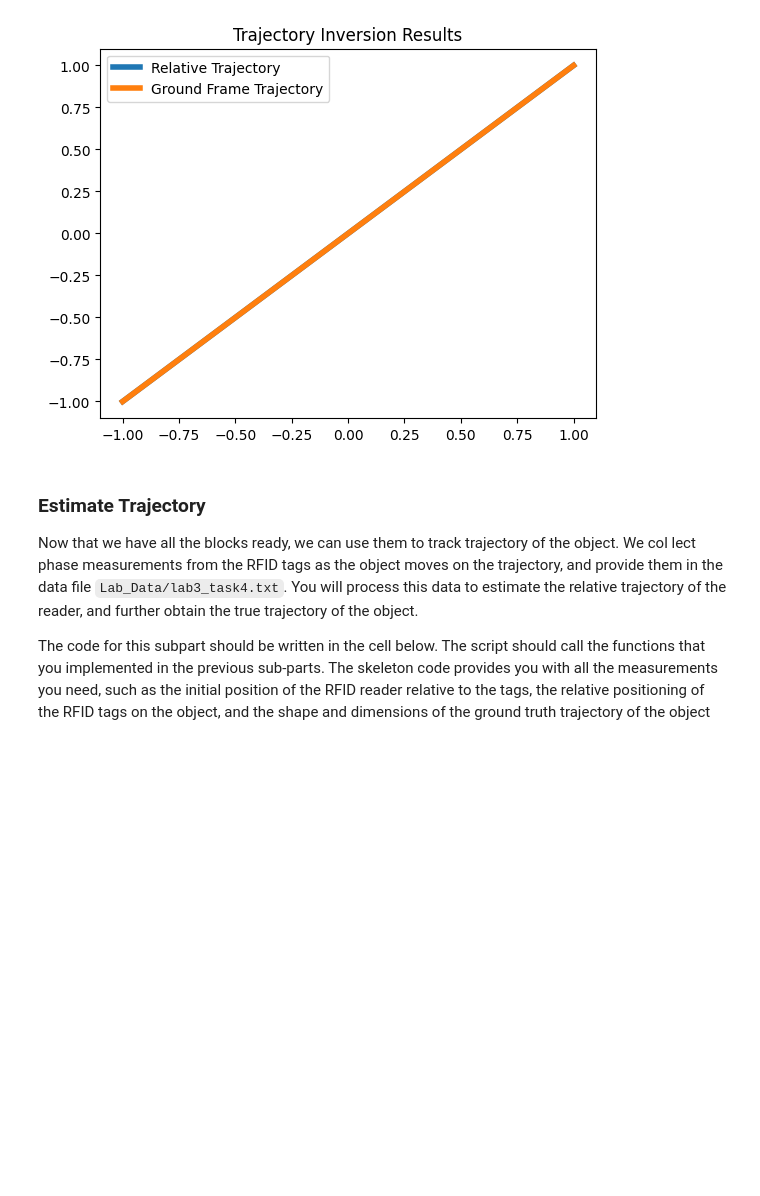
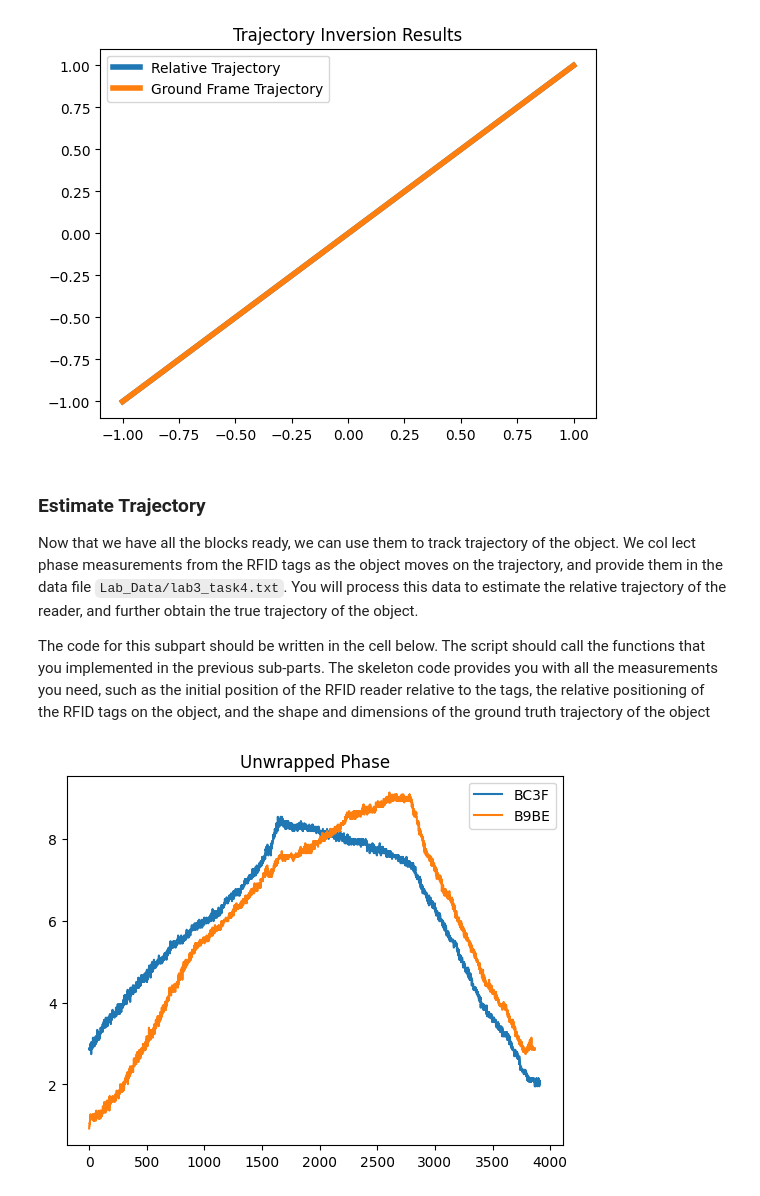
Before and after one commit to sjfenarg/LAB3_RFID, a Jupyter notebook: task_4.ipynb, the cells around one changed output. Cells and saved outputs as stored; diff of their text form; code cells hidden in the pictures; blank space fills up the shorter version.

```diff
--- a/task_4.ipynb
+++ b/task_4.ipynb
@@ -37,7 +37,7 @@ def variation_distance(distance_prev, phase_change, wavelength):
     distance_next = np.zeros(distance_prev.shape)
 
 
-    distance_next = distance_prev + ddist
+    distance_next = distance_prev - ddist
     return distance_next
 # %%
 import numpy as np
@@ -217,54 +217,102 @@ The code for this subpart should be written in the cell below. The script should
 # Read the data file
 file = 'Lab_Data/lab3_task4.txt'
 channel_log = read_data(file)
-
 
 # Extract and process the data
 epc = channel_log['EPC'].astype(str).values
 freq = channel_log['Frequency'].iloc[0] * 1e3
 pha = channel_log['Phase'].astype(float).values
 time = (channel_log['hour'] * 60 + channel_log['minute']) * 60 + channel_log['second'] + channel_log['nanosecond'] * 1e-9
 time = time - time[0]
 
 lambda_ = 3e8 / freq
 d = 7.62e-2
 
 anchorl = np.array([-d, 0])
 anchorr = np.array([d, 0])
 
 # Relative trace
 pos = np.zeros((len(time), 2))
 pos[0, :] = [1.12e-1, 8.33e-1]
 
-print(pha)
 # Phase change
-dpha = get_phase_change(pha)
+dphas = np.zeros((len(time), 2))
+dpha_b9be = pha[np.array([e.endswith('B9BE') for e in epc])]
+dpha_b9be = get_phase_change(dpha_b9be)
+dphas[np.array([e.endswith('B9BE') for e in epc]), 0] = dpha_b9be
 
-# Plot phase unwrapping
+dpha_bc3f = pha[np.array([e.endswith('BC3F') for e in epc])]
+dpha_bc3f = get_phase_change(dpha_bc3f)
+dphas[np.array([e.endswith('BC3F') for e in epc]), 1] = dpha_bc3f
 
 
 plt.figure()
-plt.plot(time, np.unwrap(np.deg2rad(pha), period=np.pi))
+plt.plot(np.unwrap(np.deg2rad(pha[np.array([e.endswith('BC3F') for e in epc])]), period=np.pi), label='BC3F')
+plt.plot(np.unwrap(np.deg2rad(pha[np.array([e.endswith('B9BE') for e in epc])]), period=np.pi), label='B9BE')
+plt.legend()
+plt.title('Unwrapped Phase')
+
+#Plot phase changes
+plt.figure()
+plt.plot(dphas[:, 0], label='B9BE')
+plt.plot(dphas[:, 1], label='BC3F')
+plt.legend()
+plt.title('Phase Changes')
 plt.show()
 
+dphas = np.deg2rad(dphas)
+print(dphas)
+# Distance changes
+dist = np.zeros((len(time), 2))
+dist[0, :] = [pdist([anchorl, pos[0, :]])[0], pdist([anchorr, pos[0, :]])[0]]
+for k in range(1, len(time)):
+    dist[k, 0] = variation_distance(dist[k-1, 0], dphas[k, 0], lambda_)
+    print(f"Distance {k} left: {dist[k-1, 0]}")
+    print(f"Distance {k} right: {dist[k-1, 1]}")
+    print(f"Phase {k} left: {dphas[k, 0]}")
+    print(f"Phase {k} right: {dphas[k, 1]}")
+
+    dist[k, 1] = variation_distance(dist[k-1, 1], dphas[k, 1], lambda_)
+
+# TODO: Plot distances
+plt.figure()
+plt.plot(dist[:, 0], label='Left Anchor')
+plt.plot(dist[:, 1], label='Right Anchor')
+plt.title('Distance Changes')
+plt.legend()
+plt.show()
+
+# get Position changes from trilateration
+
+for k in range(1, len(dist)):
+    pos[k, :] = trilateration(anchorl, anchorr, dist[k, 0], dist[k, 1])
+    print(f"Position {k}: {pos[k]}")
+    print(f"Distance {k}: {dist[k]}")
+
+# Show trace
+plt.figure()
+plt.scatter(pos[:, 0], pos[:, 1])
+plt.title('Relative Trace')
+plt.show()
+
+#theoretical  trace
+plt.figure()
+plt.title('Static Trace')
+res = 200
+tracet = np.vstack((
+    np.column_stack((np.linspace(-1.12e-1, -1.12e-1, res), np.linspace(-8.33e-1, -6.68e-1, res))),
+    np.column_stack((np.linspace(-1.12e-1, 1.42e-1, res), np.linspace(-6.68e-1, -6.68e-1, res))),
+    np.column_stack((np.linspace(1.42e-1, 1.42e-1, res), np.linspace(-6.68e-1, -8.33e-1, res)))
+))
+plt.scatter(tracet[:, 0], tracet[:, 1], label='Ground Truth')
+plt.legend()
 
 
-
-# TODO: Plot phase changes
-
-# Distance changes
-
-
-# TODO: Plot distances
-
-
-# Position changes
-
-# TODO: show trace
-
-
-# TODO: show Static trace
-
-
-# Measured trace
+# TODO: invert and plot the measured trajectory
+pos = invert_traj(pos)
+plt.figure()
+plt.scatter(pos[:, 0], pos[:, 1])
+plt.title('Measured Trace')
+plt.show()
 # %% [output]
+[figure, new version]
```
Also changed, not shown: parts of 3 cells of this notebook.
